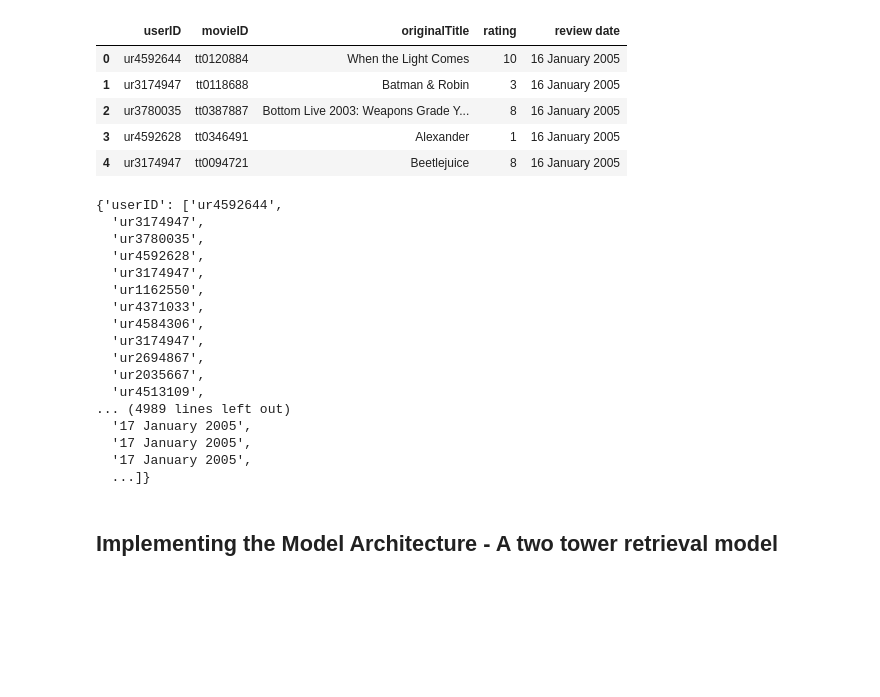
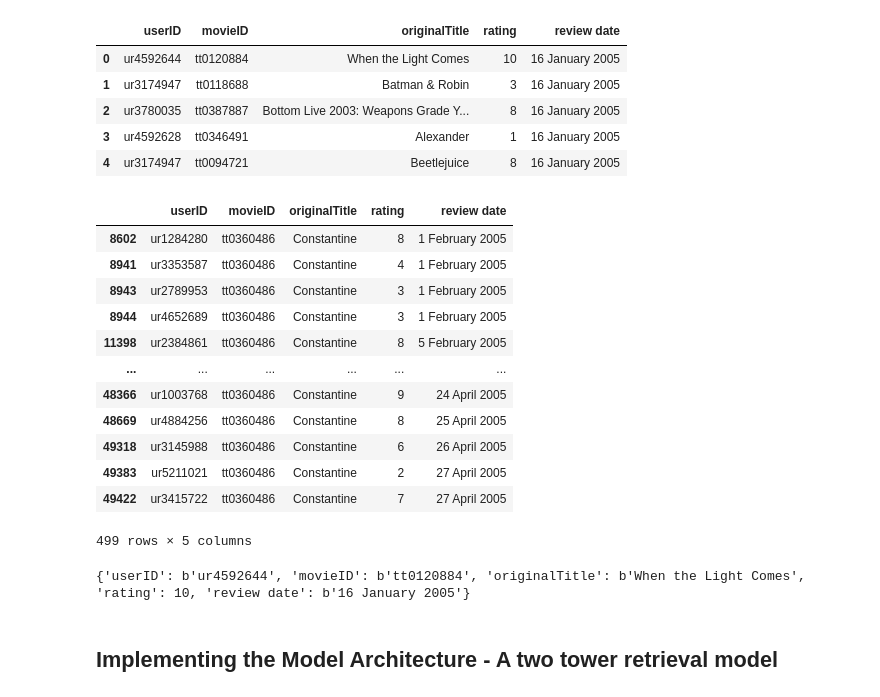
Before and after one commit to chibuikeeugene/tfrs_movie_recommender_system, a Jupyter notebook: research/imdb_tf_retrieval_recommender.ipynb, the cells around one changed output. Drawn from its saved outputs; the diff is of its cells as text; code cells hidden in the pictures; blank space fills up the shorter version.

```diff
--- a/research/imdb_tf_retrieval_recommender.ipynb
+++ b/research/imdb_tf_retrieval_recommender.ipynb
@@ -82,24 +81,20 @@ user_movie_title_rating_data.head()
 | 2 | ur3780035 | tt0387887 | Bottom Live 2003: Weapons Grade Y... | 8 | 16 January 2005 |
 | 3 | ur4592628 | tt0346491 | Alexander | 1 | 16 January 2005 |
 | 4 | ur3174947 | tt0094721 | Beetlejuice | 8 | 16 January 2005 |
-# %%
-user_movie_title_rating_data.to_dict('list')
-# %% [output]
-{'userID': ['ur4592644',
-  'ur3174947',
-  'ur3780035',
-  'ur4592628',
-  'ur3174947',
-  'ur1162550',
-  'ur4371033',
-  'ur4584306',
-  'ur3174947',
-  'ur2694867',
-  'ur2035667',
-  'ur4513109',
-... (4989 lines left out)
-  '17 January 2005',
-  '17 January 2005',
-  '17 January 2005',
-  ...]}
+# %%
+user_movie_title_rating_data[user_movie_title_rating_data['originalTitle']== 'Constantine']
+# %% [output]
+|  | userID | movieID | originalTitle | rating | review date |
+| 8602 | ur1284280 | tt0360486 | Constantine | 8 | 1 February 2005 |
+| 8941 | ur3353587 | tt0360486 | Constantine | 4 | 1 February 2005 |
+| 8943 | ur2789953 | tt0360486 | Constantine | 3 | 1 February 2005 |
+| 8944 | ur4652689 | tt0360486 | Constantine | 3 | 1 February 2005 |
+| 11398 | ur2384861 | tt0360486 | Constantine | 8 | 5 February 2005 |
+| ... | ... | ... | ... | ... | ... |
+| 48366 | ur1003768 | tt0360486 | Constantine | 9 | 24 April 2005 |
+| 48669 | ur4884256 | tt0360486 | Constantine | 8 | 25 April 2005 |
+| 49318 | ur3145988 | tt0360486 | Constantine | 6 | 26 April 2005 |
+| 49383 | ur5211021 | tt0360486 | Constantine | 2 | 27 April 2005 |
+| 49422 | ur3415722 | tt0360486 | Constantine | 7 | 27 April 2005 |
+499 rows × 5 columns
 # %%
@@ -107,5 +102,10 @@ user_movie_title_rating_data.to_dict('list')
 user_movie_title_rating_data_tensor = tf.data.Dataset.from_tensor_slices(
     user_movie_title_rating_data.to_dict('list'))
+# %%
+for i in user_movie_title_rating_data_tensor.take(1).as_numpy_iterator():
+    print(i)
+# %% [output]
+{'userID': b'ur4592644', 'movieID': b'tt0120884', 'originalTitle': b'When the Light Comes', 'rating': 10, 'review date': b'16 January 2005'}
 # %%
 # extract the needed features from our tensors
 user_movie_title_rating_data_tensor_new = user_movie_title_rating_data_tensor.map(lambda x: {
```
Also changed, not shown: parts of 7 cells of this notebook, 10 other files.
